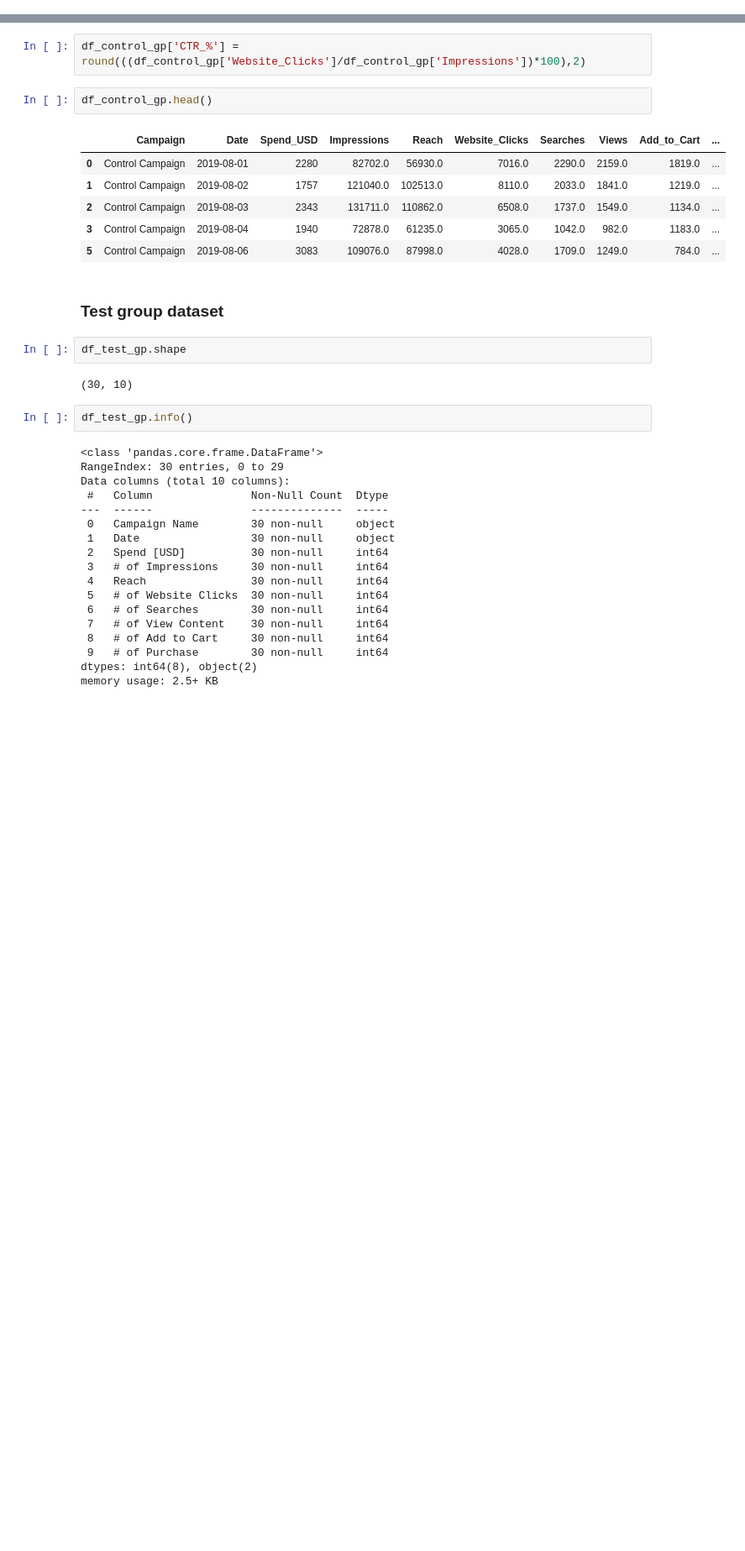
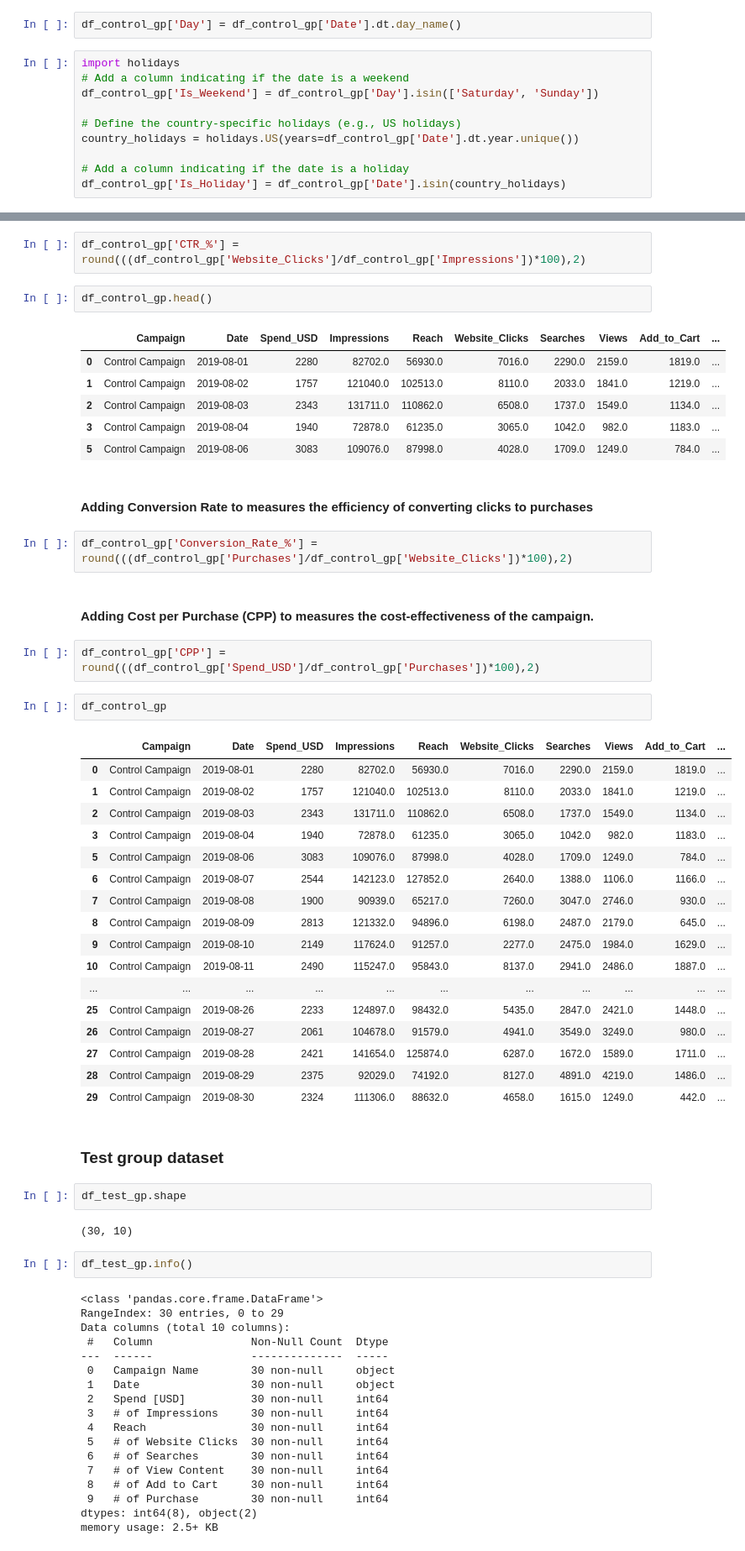
Before and after one commit to ameygawade/DataScience-Kaggle-A-B_Testing, a Jupyter notebook: a-b-testing.ipynb, the cells around one changed output, grey strips where cells are left out. Shown at 84% size. Saved outputs shown, nothing was run; the diff lists cells and outputs as text; blank space fills up the shorter version.

```diff
--- a/a-b-testing.ipynb
+++ b/a-b-testing.ipynb
@@ -150,3 +152,15 @@ df_control_gp.rename(columns={
+# %%
+df_control_gp['Day'] = df_control_gp['Date'].dt.day_name()
+# %%
+import holidays
+# Add a column indicating if the date is a weekend
+df_control_gp['Is_Weekend'] = df_control_gp['Day'].isin(['Saturday', 'Sunday'])
+
+# Define the country-specific holidays (e.g., US holidays)
+country_holidays = holidays.US(years=df_control_gp['Date'].dt.year.unique())
+
+# Add a column indicating if the date is a holiday
+df_control_gp['Is_Holiday'] = df_control_gp['Date'].isin(country_holidays)
 # %%
 df_control_gp.head()
 # %% [output]
@@ -169,6 +183,34 @@ df_control_gp.head()
 | 2 | Control Campaign | 2019-08-03 | 2343 | 131711.0 | 110862.0 | 6508.0 | 1737.0 | 1549.0 | 1134.0 | ... |
 | 3 | Control Campaign | 2019-08-04 | 1940 | 72878.0 | 61235.0 | 3065.0 | 1042.0 | 982.0 | 1183.0 | ... |
 | 5 | Control Campaign | 2019-08-06 | 3083 | 109076.0 | 87998.0 | 4028.0 | 1709.0 | 1249.0 | 784.0 | ... |
+# %% [markdown]
+#### Adding Conversion Rate to measures the efficiency of converting clicks to purchases
+# %%
+df_control_gp['Conversion_Rate_%'] = round(((df_control_gp['Purchases']/df_control_gp['Website_Clicks'])*100),2)
+# %% [markdown]
+#### Adding Cost per Purchase (CPP) to measures the cost-effectiveness of the campaign.
+# %%
+df_control_gp['CPP'] = round(((df_control_gp['Spend_USD']/df_control_gp['Purchases'])*100),2)
+# %%
+df_control_gp
+# %% [output]
+|  | Campaign | Date | Spend_USD | Impressions | Reach | Website_Clicks | Searches | Views | Add_to_Cart | ... |
+| 0 | Control Campaign | 2019-08-01 | 2280 | 82702.0 | 56930.0 | 7016.0 | 2290.0 | 2159.0 | 1819.0 | ... |
+| 1 | Control Campaign | 2019-08-02 | 1757 | 121040.0 | 102513.0 | 8110.0 | 2033.0 | 1841.0 | 1219.0 | ... |
+| 2 | Control Campaign | 2019-08-03 | 2343 | 131711.0 | 110862.0 | 6508.0 | 1737.0 | 1549.0 | 1134.0 | ... |
+| 3 | Control Campaign | 2019-08-04 | 1940 | 72878.0 | 61235.0 | 3065.0 | 1042.0 | 982.0 | 1183.0 | ... |
+| 5 | Control Campaign | 2019-08-06 | 3083 | 109076.0 | 87998.0 | 4028.0 | 1709.0 | 1249.0 | 784.0 | ... |
+| 6 | Control Campaign | 2019-08-07 | 2544 | 142123.0 | 127852.0 | 2640.0 | 1388.0 | 1106.0 | 1166.0 | ... |
+| 7 | Control Campaign | 2019-08-08 | 1900 | 90939.0 | 65217.0 | 7260.0 | 3047.0 | 2746.0 | 930.0 | ... |
+| 8 | Control Campaign | 2019-08-09 | 2813 | 121332.0 | 94896.0 | 6198.0 | 2487.0 | 2179.0 | 645.0 | ... |
+| 9 | Control Campaign | 2019-08-10 | 2149 | 117624.0 | 91257.0 | 2277.0 | 2475.0 | 1984.0 | 1629.0 | ... |
+| 10 | Control Campaign | 2019-08-11 | 2490 | 115247.0 | 95843.0 | 8137.0 | 2941.0 | 2486.0 | 1887.0 | ... |
+| ... | ... | ... | ... | ... | ... | ... | ... | ... | ... | ... |
+| 25 | Control Campaign | 2019-08-26 | 2233 | 124897.0 | 98432.0 | 5435.0 | 2847.0 | 2421.0 | 1448.0 | ... |
+| 26 | Control Campaign | 2019-08-27 | 2061 | 104678.0 | 91579.0 | 4941.0 | 3549.0 | 3249.0 | 980.0 | ... |
+| 27 | Control Campaign | 2019-08-28 | 2421 | 141654.0 | 125874.0 | 6287.0 | 1672.0 | 1589.0 | 1711.0 | ... |
+| 28 | Control Campaign | 2019-08-29 | 2375 | 92029.0 | 74192.0 | 8127.0 | 4891.0 | 4219.0 | 1486.0 | ... |
+| 29 | Control Campaign | 2019-08-30 | 2324 | 111306.0 | 88632.0 | 4658.0 | 1615.0 | 1249.0 | 442.0 | ... |
 # %% [markdown]
 ### Test group dataset
 # %%
```
Also changed, not shown: parts of 37 cells of this notebook.
